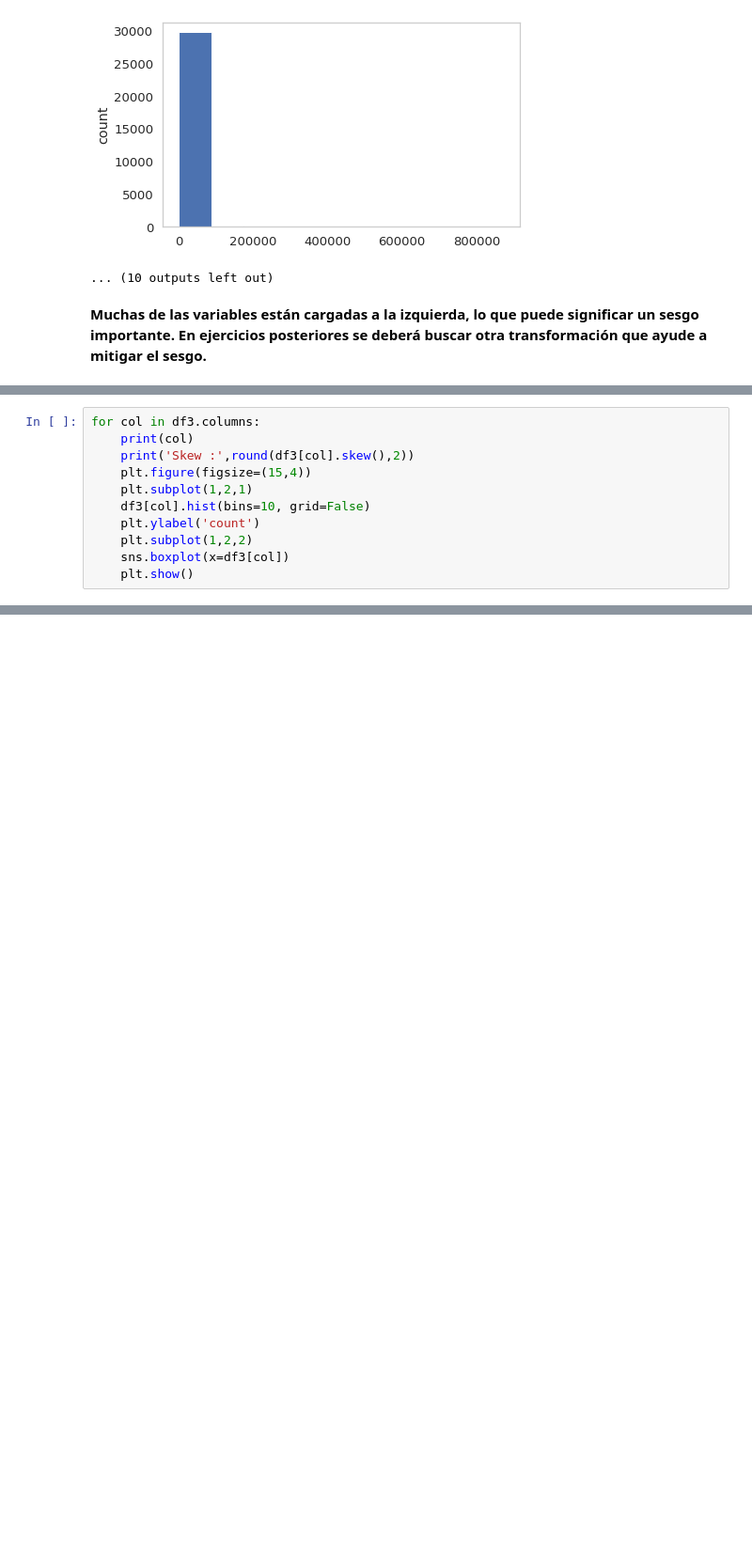
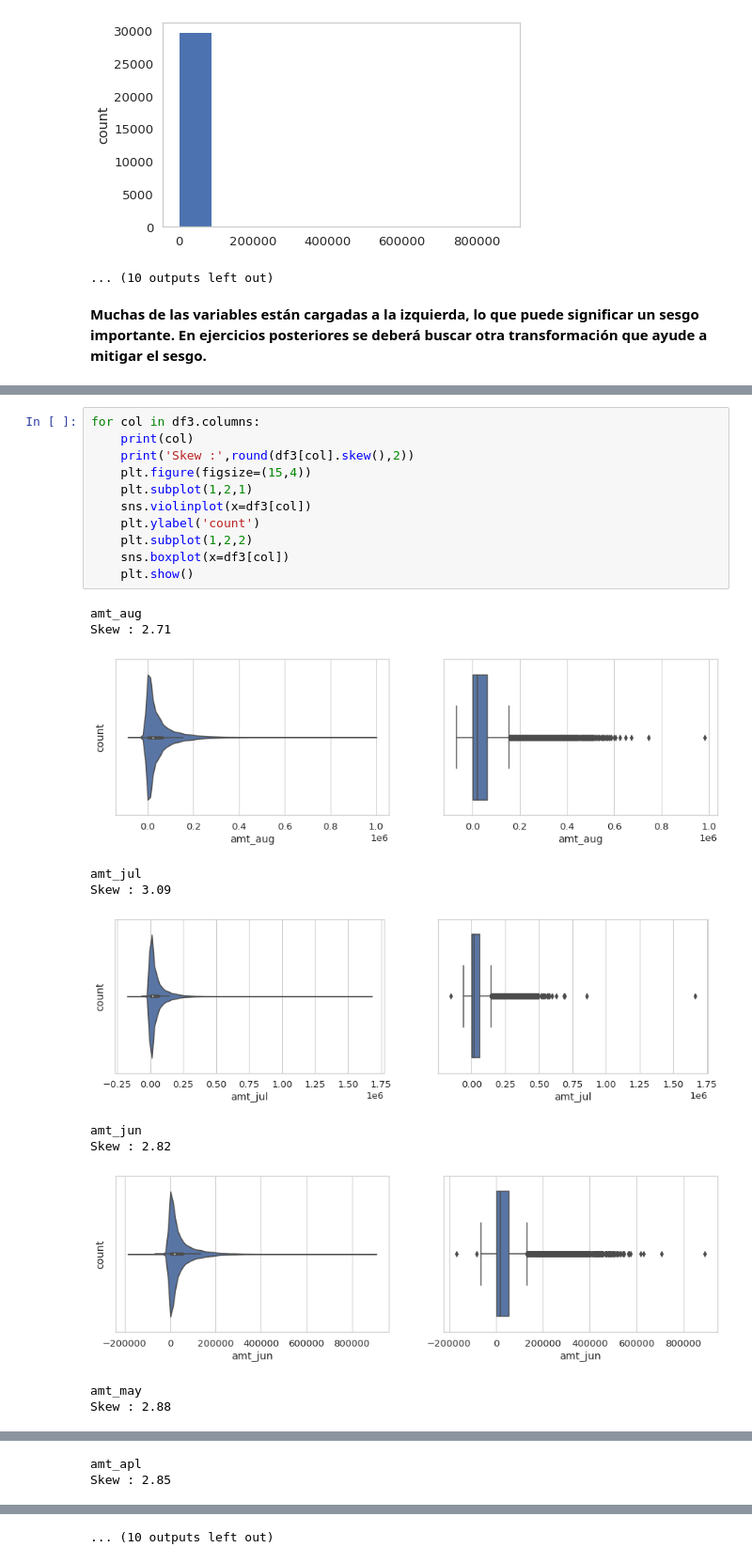
Before and after one commit to PosgradoMNA/actividades-de-aprendizaje-OctavioGMoran, a Jupyter notebook: Actividad6_Octavio_1213977.ipynb, the cells around one changed output, grey strips where cells are left out. Shown at 94% size. Saved outputs shown, nothing was run; the diff lists cells and outputs as text; blank space fills up the shorter version.

```diff
--- a/Actividad6_Octavio_1213977.ipynb
+++ b/Actividad6_Octavio_1213977.ipynb
@@ -440,11 +442,23 @@ Skew : 14.67
 # %%
 for col in df3.columns:
     print(col)
     print('Skew :',round(df3[col].skew(),2))
     plt.figure(figsize=(15,4))
     plt.subplot(1,2,1)
-    df3[col].hist(bins=10, grid=False)
+    sns.violinplot(x=df3[col])
     plt.ylabel('count')
     plt.subplot(1,2,2)
     sns.boxplot(x=df3[col])
     plt.show()
+# %% [output]
+amt_aug
+Skew : 2.71
+[figure, added]
+amt_jul
+Skew : 3.09
+[figure, added]
+amt_jun
+Skew : 2.82
+[figure, added]
+amt_may
+Skew : 2.88
@@ -450,0 +466,2 @@ for col in df3.columns:
+amt_apl
+Skew : 2.85
@@ -450,0 +472 @@ for col in df3.columns:
+... (10 outputs left out)
```
Also changed, not shown: parts of 9 cells of this notebook.
